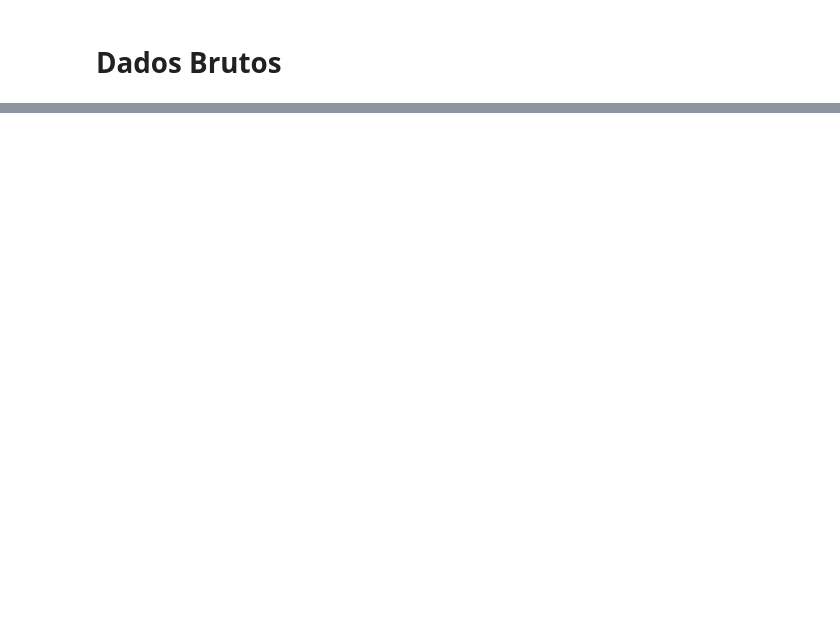
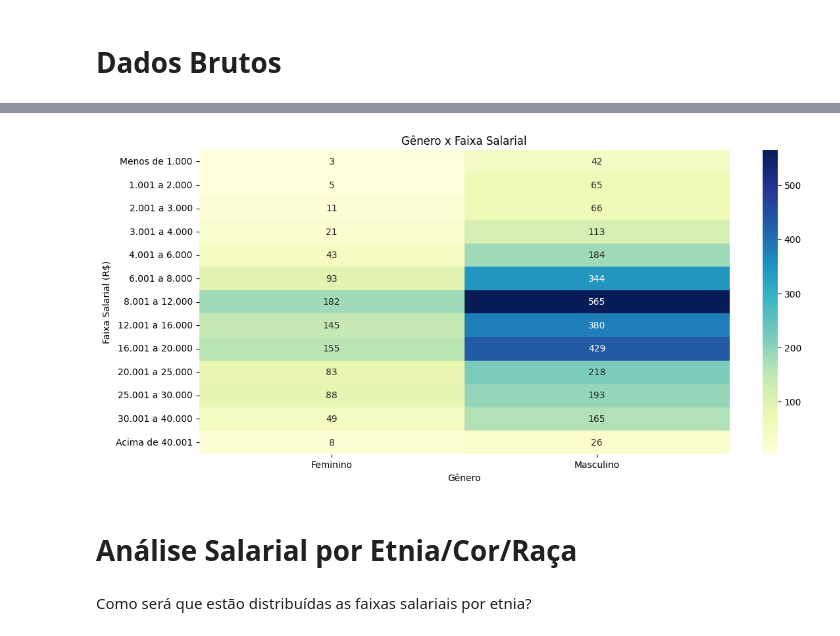
Before and after one commit to dallaqua/Trabalho_Santander_Coders_TPI, a Jupyter notebook: analise_mercado_dados_2022.ipynb, the cells around one changed output, grey strips where cells are left out. Cells and saved outputs as stored; diff of their text form; code cells hidden in the pictures; blank space fills up the shorter version.

```diff
--- a/analise_mercado_dados_2022.ipynb
+++ b/analise_mercado_dados_2022.ipynb
@@ -75,0 +79,3 @@ parte_8 = dados.filter(like = 'P8', axis = 1)
+# %%
+df_genero_salarios = df.filter(items=["('P1_b ', 'Genero')","('P2_h ', 'Faixa salarial')"])
+df_genero_salarios.dropna()
@@ -75,0 +114,4 @@ parte_8 = dados.filter(like = 'P8', axis = 1)
+# %%
+genero_matrix = (df_genero_salarios.groupby("('P2_h ', 'Faixa salarial')")["('P1_b ', 'Genero')"].value_counts().unstack().fillna(0))
+
+genero_matrix
@@ -75,0 +134,4 @@ parte_8 = dados.filter(like = 'P8', axis = 1)
+# %%
+df_hm_genero = pd.DataFrame(genero_matrix , index = faixas_ordenadas,
+                  columns = ['Feminino','Masculino'])
+df_hm_genero
@@ -75,0 +153,16 @@ parte_8 = dados.filter(like = 'P8', axis = 1)
+# %%
+plt.figure(figsize=(13, 6))
+sns.heatmap(df_hm_genero.reindex(faixas_ordenadas[::-1]), cmap='YlGnBu', annot=True, fmt='.0f', yticklabels = labels)
+
+# plt.barh(labels, df_etnia_salarios_grouped["('P1_c ', 'Cor/raca/etnia')"][faixas_ordenadas])
+
+plt.title('Gênero x Faixa Salarial')
+plt.xlabel('Gênero')
+plt.ylabel('Faixa Salarial (R$)')
+plt.show()
+# %% [output]
+[figure, added]
+# %% [markdown]
+# Análise Salarial por Etnia/Cor/Raça
+# %% [markdown]
+Como será que estão distribuídas as faixas salariais por etnia?
```
Also changed, not shown: parts of 46 cells of this notebook, 2 other files.
